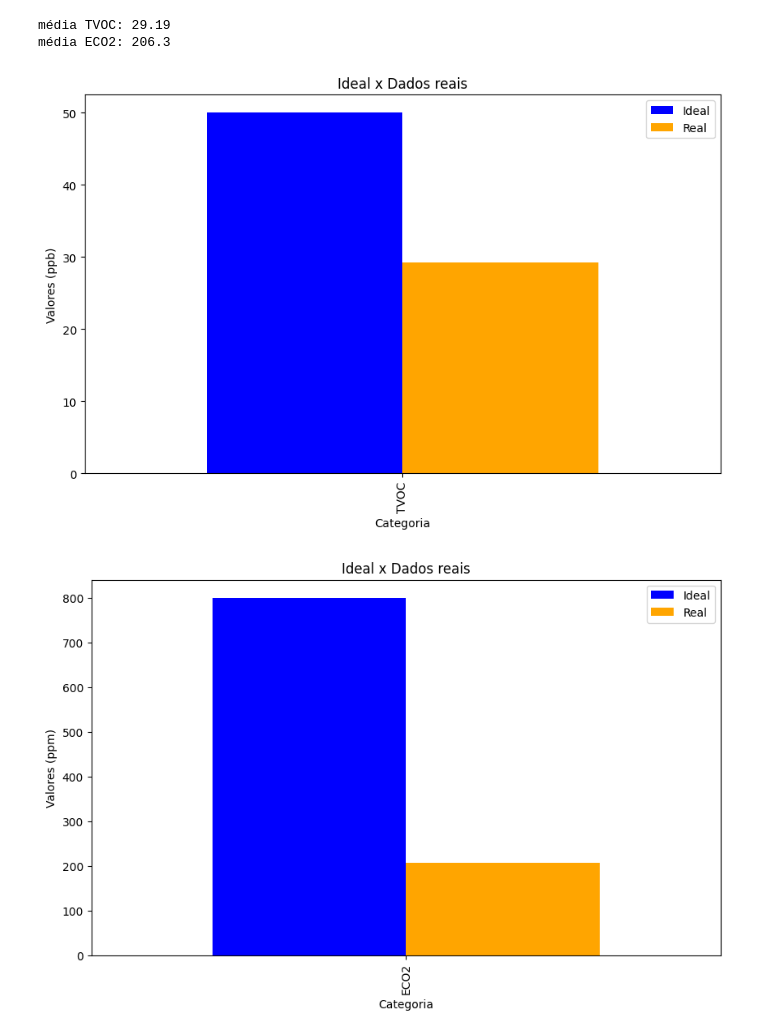
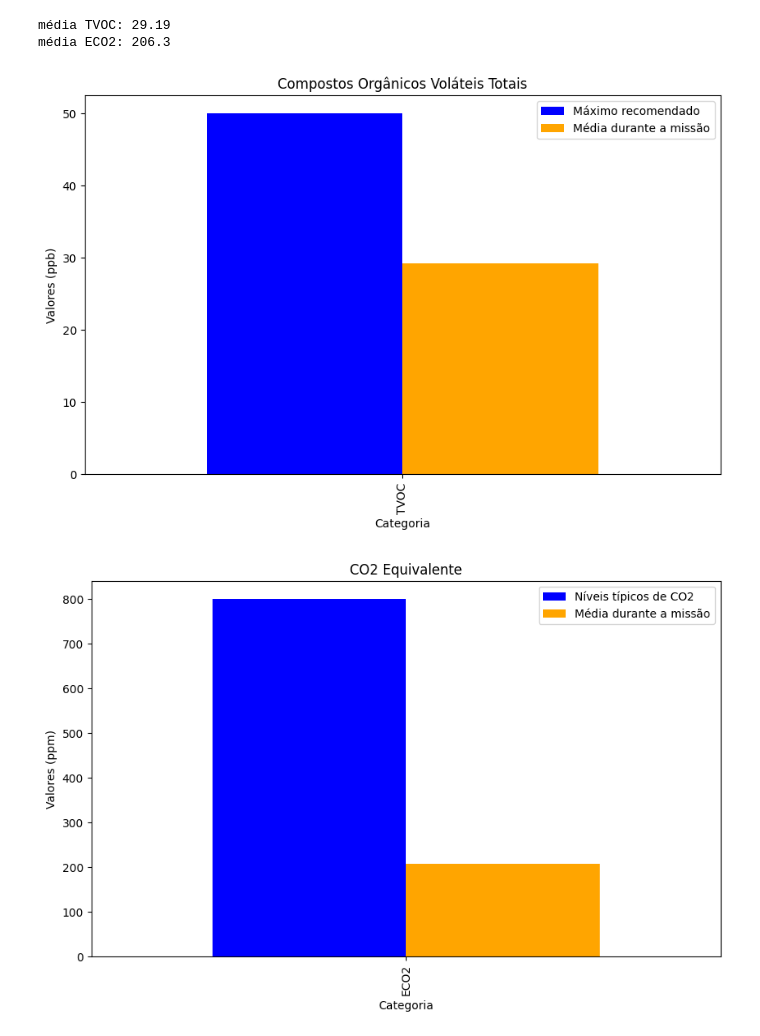
Before and after one commit to ronaldylf/Cubesat_data_analysis, a Jupyter notebook: Cubesat_data_analysis.ipynb, the cells around one changed output. Cells and saved outputs as stored; diff of their text form; code cells hidden in the pictures.

```diff
--- a/Cubesat_data_analysis.ipynb
+++ b/Cubesat_data_analysis.ipynb
@@ -47,38 +47,43 @@ média ECO2: 206.3
 # %%
 cor_esperado = 'blue'
 cor_real = 'orange'
 
 categorias = ( #categoria / valor esperado / valor real / unidade de media
     ["TVOC", 50, average_tvoc, "ppb"],
     ["ECO2", 800, average_eco2, "ppm"]
 )
 
 for item in categorias:
     # Cria um DataFrame com os dados
     average_data = pd.DataFrame({
         'Categoria': [item[0]],
         'Esperado': [item[1]],
         'Real': [item[2]]
     })
 
     # Seta a coluna 'Categoria' como index
     average_data.set_index('Categoria', inplace=True)
 
     # Plota o gráfico de barras
     ax = average_data.plot(kind='bar', color=[cor_esperado, cor_real], width=0.8, figsize=(10, 6))
 
     # Adiciona os labels e o título
     #plt.xlabel('Gases')
     plt.ylabel(f'Valores ({item[3]})')
-    plt.title('Ideal x Dados reais')
-    # Adicionando a legenda
-    ax.legend(['Ideal', 'Real'])
+
+    if (item[0] == "TVOC"):
+        plt.title('Compostos Orgânicos Voláteis Totais')
+        ax.legend(['Máximo recomendado', 'Média durante a missão'])
+    elif (item[0] == "ECO2"):
+        plt.title('CO2 Equivalente')
+        ax.legend(['Níveis típicos de CO2', 'Média durante a missão'])
+
 
     # Mostra o gráfico
     plt.show()
 # %% [output]
-[figure, old version]
+[figure, new version]
-[figure, old version]
+[figure, new version]
 # %%
 data = {
     'Valor': [],
```
Also changed, not shown: parts of 5 cells of this notebook.
